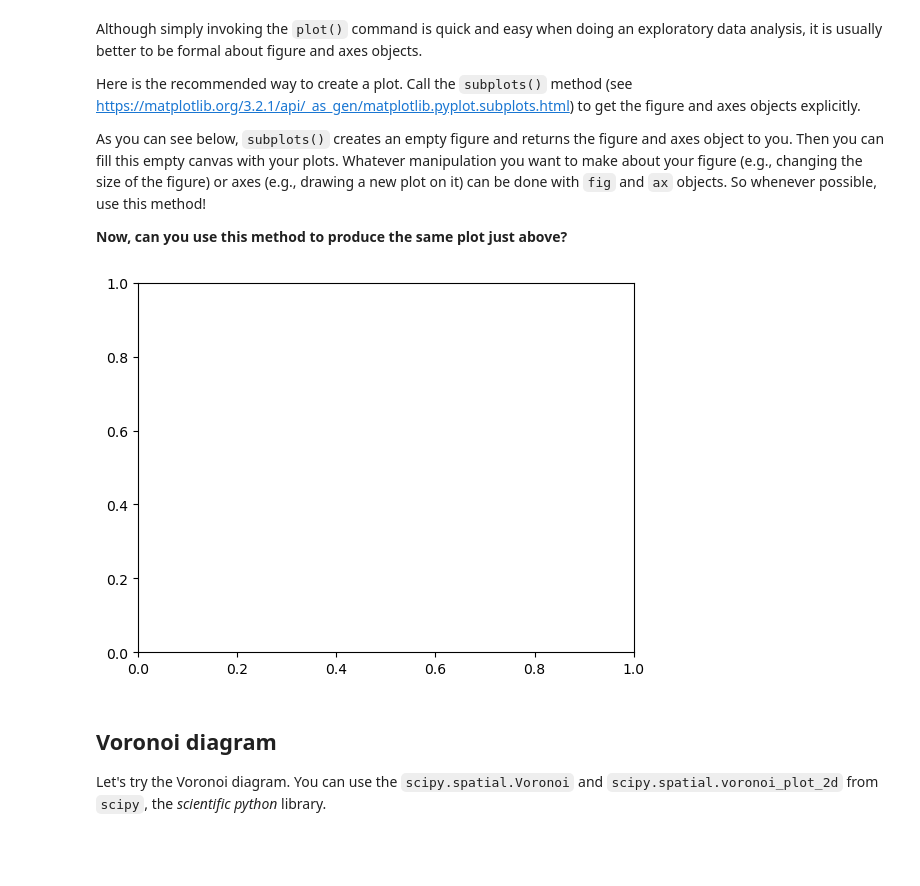
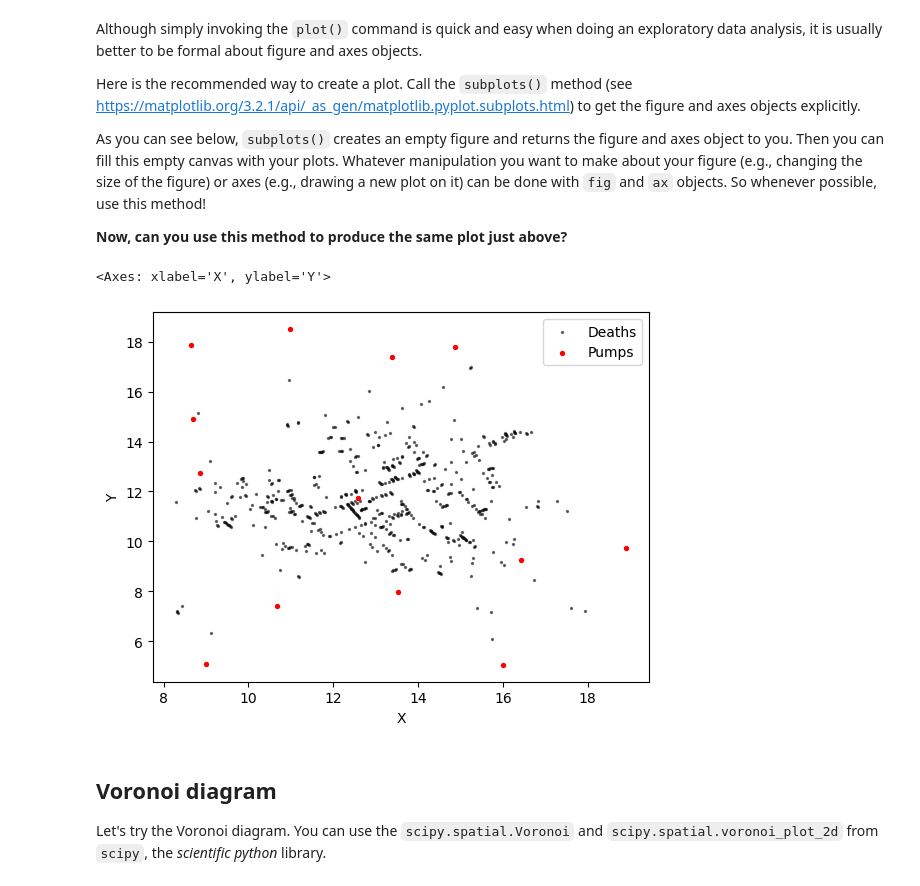
Before and after one commit to HusseinElZein/data-visualization, a Jupyter notebook: individual_work/dsb_s215824.ipynb, the cells around one changed output. Drawn from its saved outputs; the diff is of its cells as text; code cells hidden in the pictures; blank space fills up the shorter version.

Commit message:
Plots

```diff
--- a/individual_work/dsb_s215824.ipynb
+++ b/individual_work/dsb_s215824.ipynb
@@ -267,13 +267,18 @@ Here is the recommended way to create a plot. Call the `subplots()` method (see
 As you can see below, `subplots()` creates an empty figure and returns the figure and axes object to you. Then you can fill this empty canvas with your plots. Whatever manipulation you want to make about your figure (e.g., changing the size of the figure) or axes (e.g., drawing a new plot on it) can be done with `fig` and `ax` objects. So whenever possible, use this method!
 
 **Now, can you use this method to produce the same plot just above?**
-# %%
-import matplotlib.pyplot as plt
-fig, ax = plt.subplots()
-
-# your code here
-# %% [output]
-[figure, removed]
+# %%
+import matplotlib.pyplot as plt
+fig, ax = plt.subplots()
+
+# I plot the deaths data using the ax
+death_df.plot(x='X', y='Y', s=2, c='black', alpha=0.5, kind='scatter', label='Deaths', ax=ax)
+
+# Then I can plot the pumps data on the same axes
+pump_df.plot(x='X', y='Y', kind='scatter', c='red', s=8, label='Pumps', ax=ax)
+# %% [output]
+<Axes: xlabel='X', ylabel='Y'>
+[figure, added]
 # %% [markdown]
 ## Voronoi diagram
 
```
Also changed, not shown: parts of 7 cells of this notebook.
